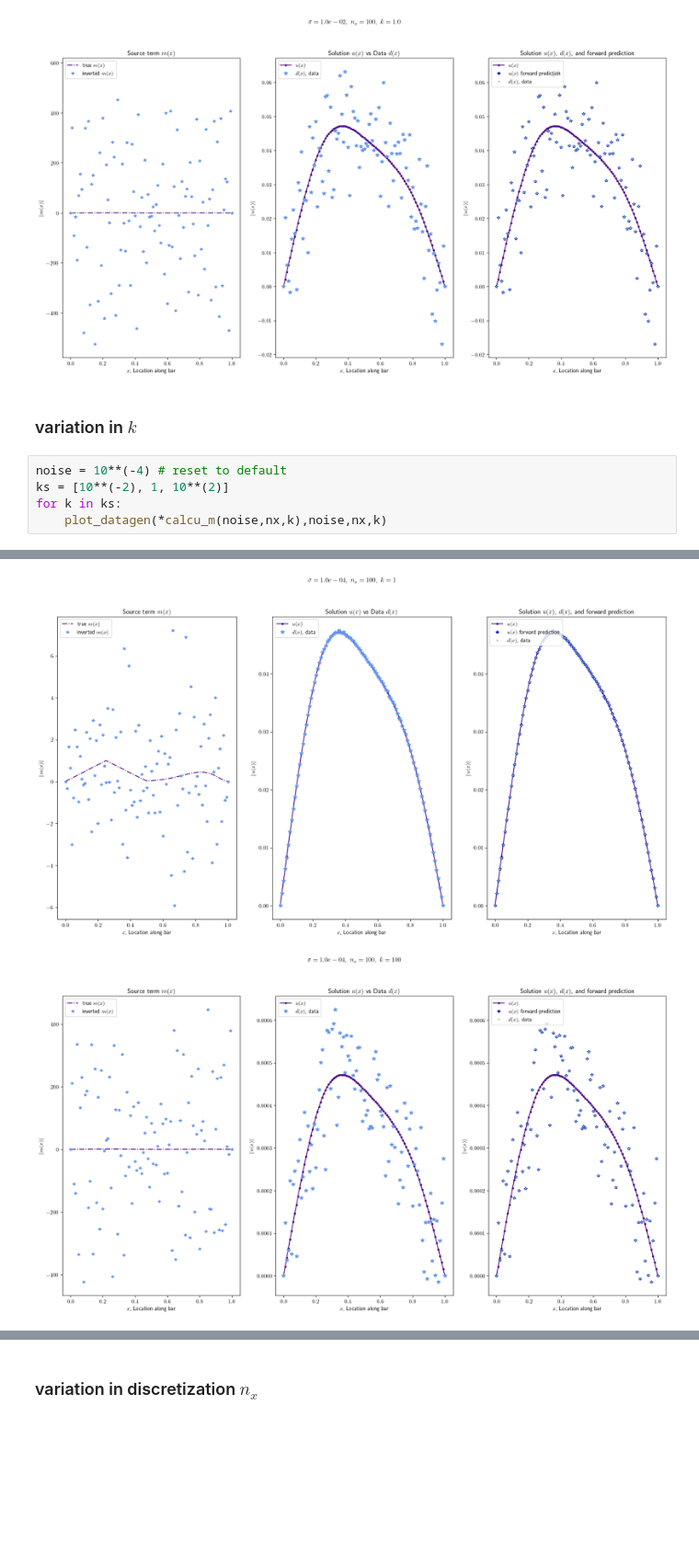
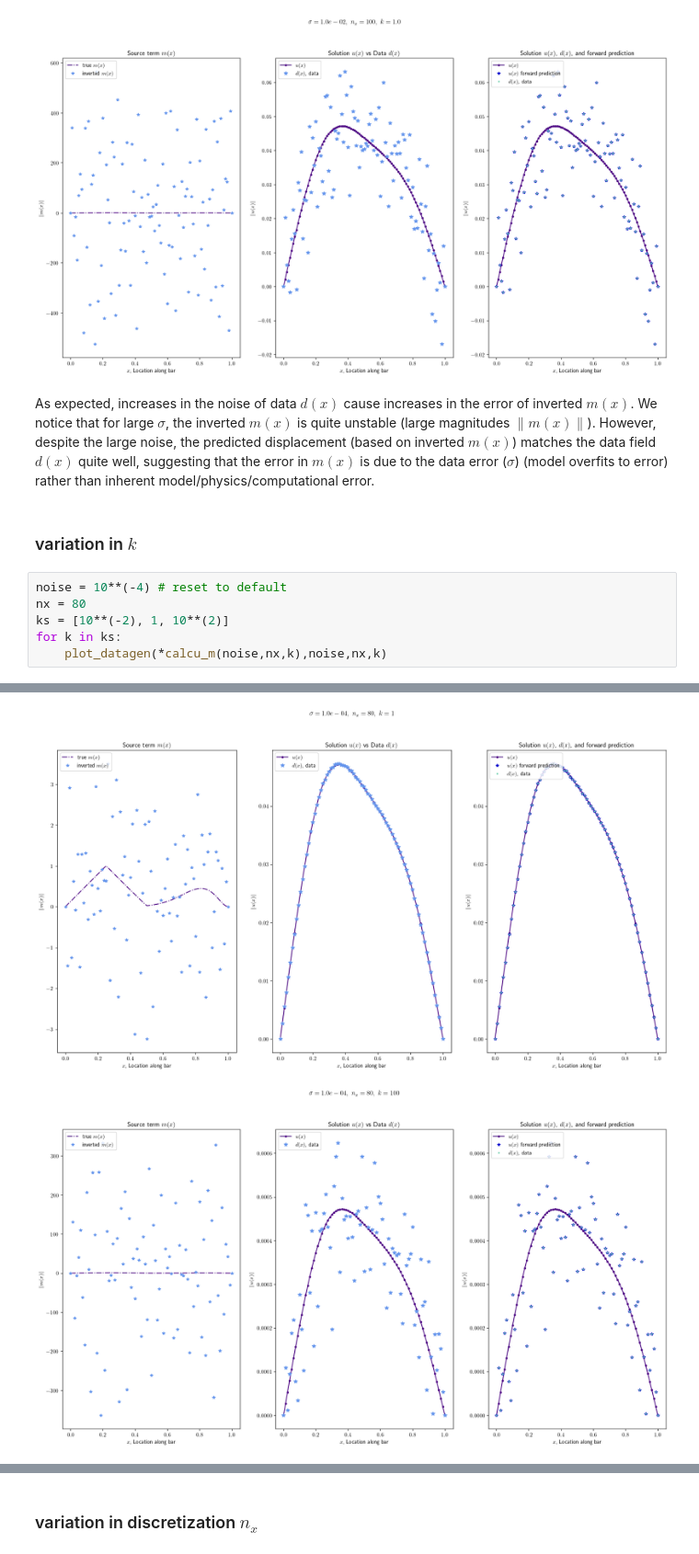
Before and after one commit to rx9933/CSE-393P, a Jupyter notebook: CSE393P/Assignment01/Assignment01.ipynb, the cells around one changed output, grey strips where cells are left out. Shown at 92% size. Cells and saved outputs as stored; diff of their text form; blank space fills up the shorter version.

```diff
--- a/CSE393P/Assignment01/Assignment01.ipynb
+++ b/CSE393P/Assignment01/Assignment01.ipynb
@@ -343,10 +347,13 @@ for noise in noises:
 [figure]
 [figure]
 [figure]
+# %% [markdown]
+As expected, increases in the noise of data $d(x)$ cause increases in the error of inverted $m(x)$. We notice that for large $\sigma$, the inverted $m(x)$ is quite unstable (large magnitudes $\|m(x)\|$). However, despite the large noise, the predicted displacement (based on inverted $m(x)$) matches the data field $d(x)$ quite well, suggesting that the error in $m(x)$ is due to the data error ($\sigma$) (model overfits to error) rather than inherent model/physics/computational error.
 # %% [markdown]
 ### variation in $k$
 # %%
 noise = 10**(-4) # reset to default
+nx = 80
 ks = [10**(-2), 1, 10**(2)]
 for k in ks:
     plot_datagen(*calcu_m(noise,nx,k),noise,nx,k)
@@ -355,2 +362,2 @@ for k in ks:
-[figure, old version]
+[figure, new version]
-[figure, old version]
+[figure, new version]
```
Also changed, not shown: parts of 7 cells of this notebook.
